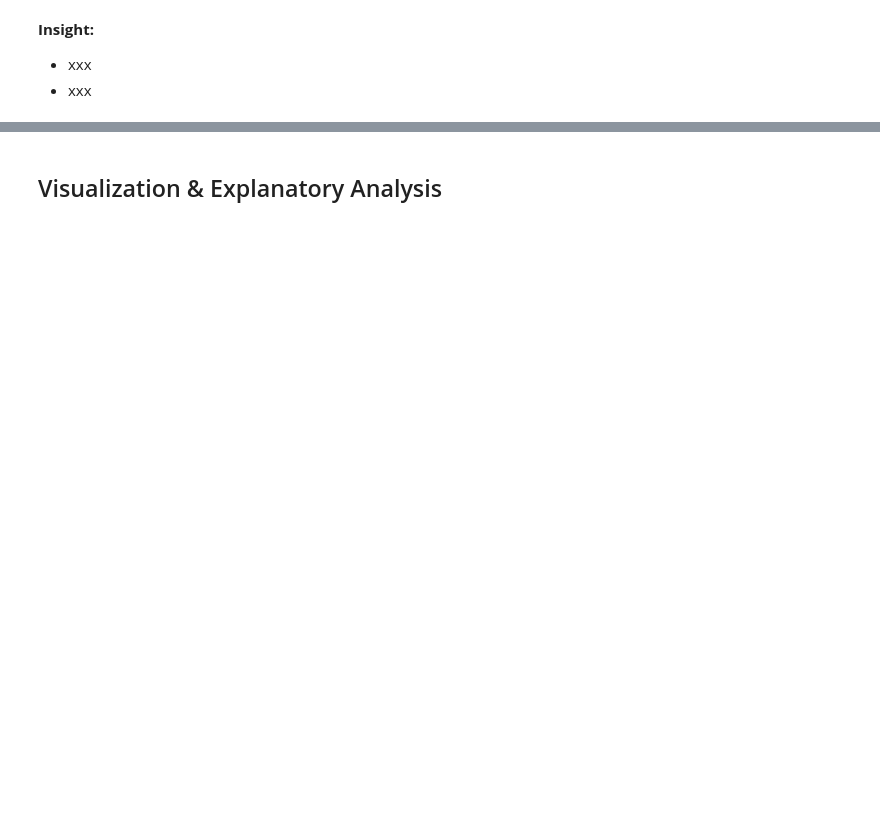
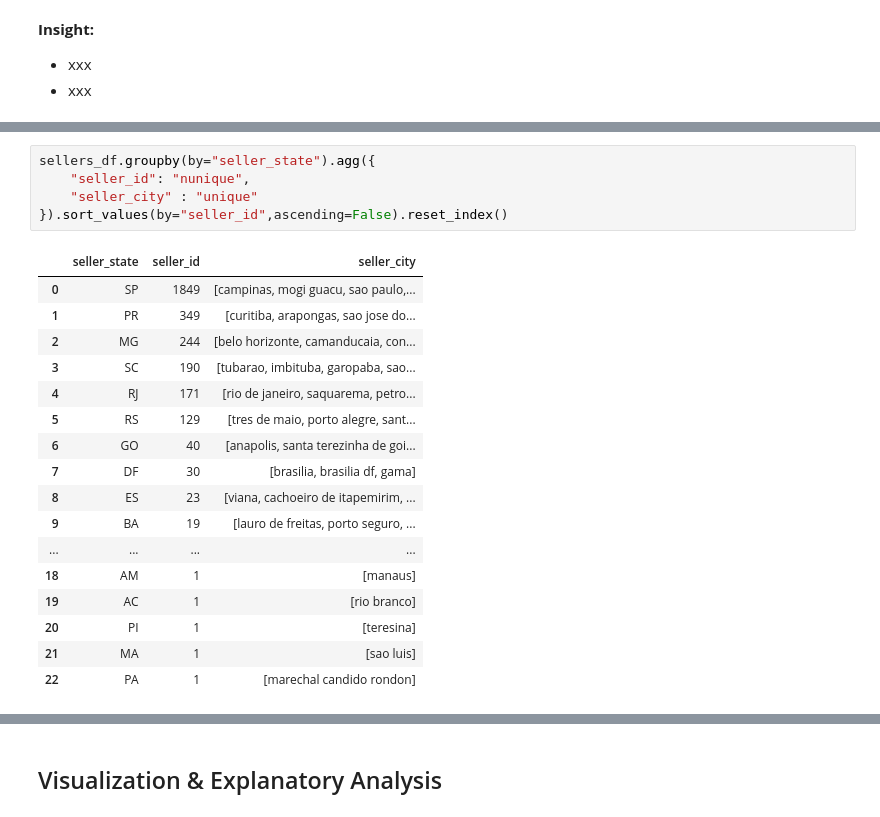
Before and after one commit to Hazz-i/E-commerce-analysis, a Jupyter notebook: notebook.ipynb, the cells around one changed output, grey strips where cells are left out. Drawn from its saved outputs; the diff is of its cells as text; blank space fills up the shorter version.

```diff
--- a/notebook.ipynb
+++ b/notebook.ipynb
@@ -832,0 +1118,23 @@ dtype: int64
+# %%
+sellers_df.groupby(by="seller_state").agg({
+    "seller_id": "nunique",
+    "seller_city" : "unique"
+}).sort_values(by="seller_id",ascending=False).reset_index()
+# %% [output]
+|  | seller_state | seller_id | seller_city |
+| 0 | SP | 1849 | [campinas, mogi guacu, sao paulo,... |
+| 1 | PR | 349 | [curitiba, arapongas, sao jose do... |
+| 2 | MG | 244 | [belo horizonte, camanducaia, con... |
+| 3 | SC | 190 | [tubarao, imbituba, garopaba, sao... |
+| 4 | RJ | 171 | [rio de janeiro, saquarema, petro... |
+| 5 | RS | 129 | [tres de maio, porto alegre, sant... |
+| 6 | GO | 40 | [anapolis, santa terezinha de goi... |
+| 7 | DF | 30 | [brasilia, brasilia df, gama] |
+| 8 | ES | 23 | [viana, cachoeiro de itapemirim, ... |
+| 9 | BA | 19 | [lauro de freitas, porto seguro, ... |
+| ... | ... | ... | ... |
+| 18 | AM | 1 | [manaus] |
+| 19 | AC | 1 | [rio branco] |
+| 20 | PI | 1 | [teresina] |
+| 21 | MA | 1 | [sao luis] |
+| 22 | PA | 1 | [marechal candido rondon] |
```
Also changed, not shown: parts of 61 cells of this notebook.
